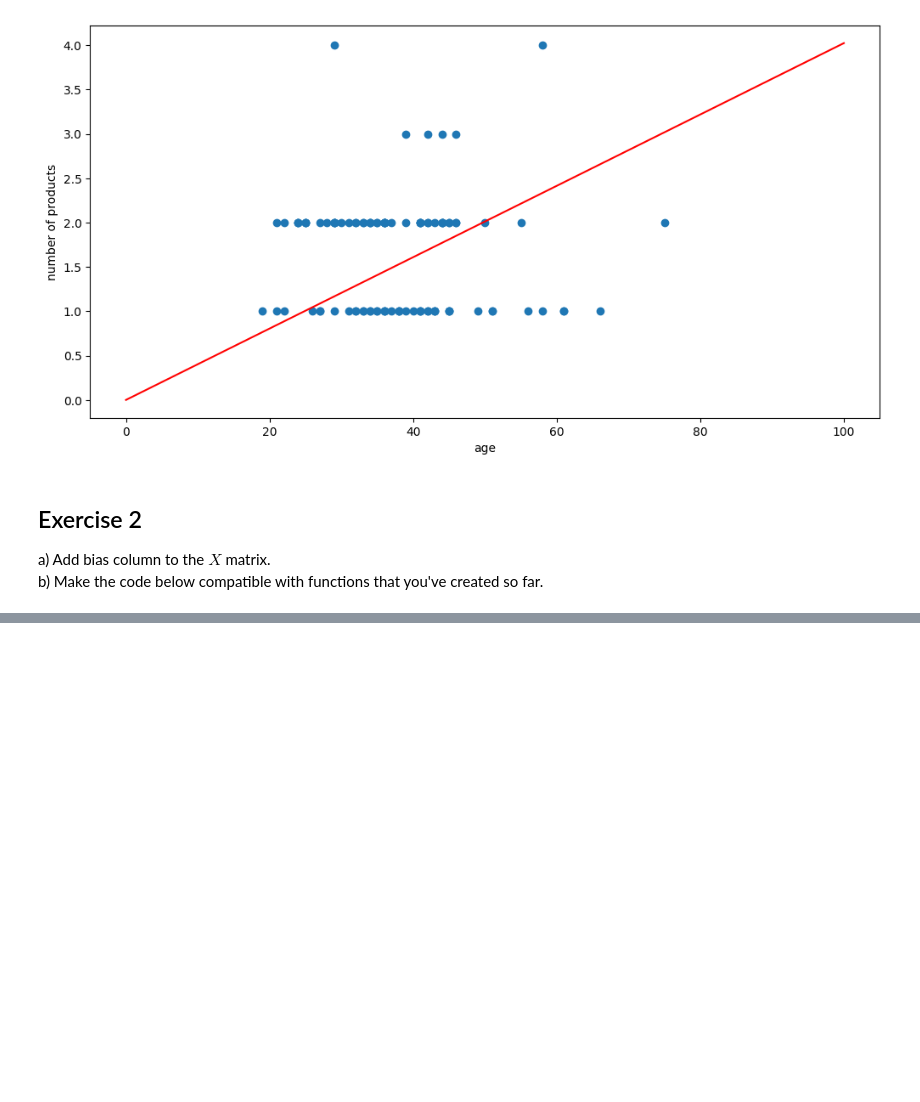
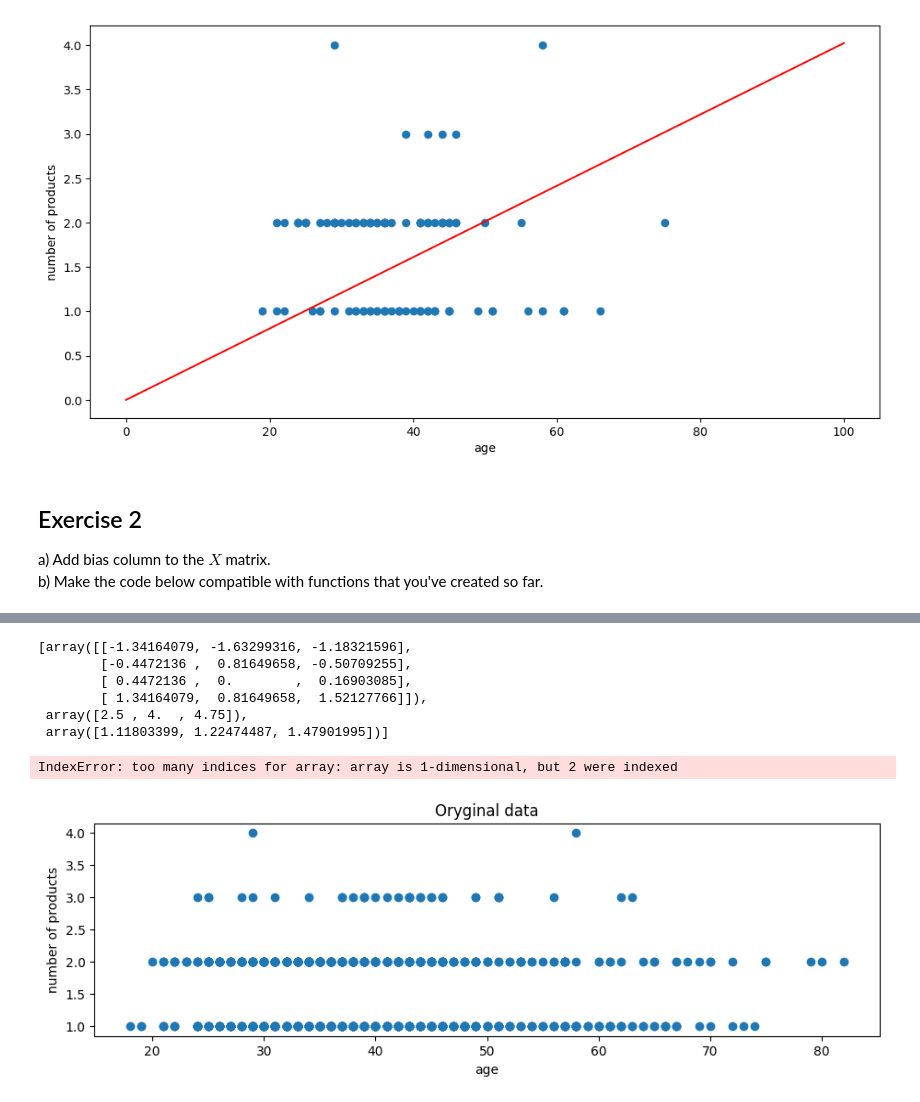
Before and after one commit to DominikaMaciag/DataAnalytics, a Jupyter notebook: Assignment optional 2-3/Untitled.ipynb, the cells around one changed output, grey strips where cells are left out. Drawn from its saved outputs; the diff is of its cells as text; code cells hidden in the pictures; blank space fills up the shorter version.

```diff
--- a/Assignment optional 2-3/Untitled.ipynb
+++ b/Assignment optional 2-3/Untitled.ipynb
@@ -417,0 +454,62 @@ ValueError: matmul: Input operand 1 does not have enough dimensions (has 0, gufu
+# %%
+# a)
+X = bank_df.age.values.reshape(-1,1)[:1000]
+y = bank_df.products_number.values.reshape(-1)[:1000]
+
+def standardize(X):
+    return ((X-np.mean(X,axis=0))/np.std(X,axis=0))
+
+def standardize2(X):
+    tab = [ ((X-np.mean(X,axis=0))/np.std(X,axis=0))  ,  np.mean(X,axis=0)  , np.std(X,axis=0)]
+    return tab
+
+# b)
+def destandardize(X, means, sds):
+    return (X * sds)+means
+
+#short test:
+W = [[1,2,3],[2,5,4],[3,4,5],[4,5,7]]
+standardize2(W)
+# %% [output]
+[array([[-1.34164079, -1.63299316, -1.18321596],
+        [-0.4472136 ,  0.81649658, -0.50709255],
+        [ 0.4472136 ,  0.        ,  0.16903085],
+        [ 1.34164079,  0.81649658,  1.52127766]]),
+ array([2.5 , 4.  , 4.75]),
+ array([1.11803399, 1.22474487, 1.47901995])]
+# %%
+# c) Plot original  𝑋,𝑦  data. Then plot it after standardization. Then plot it after destandardisation.
+
+# oryginal data
+f = plt.figure()
+f.set_figwidth(11)
+f.set_figheight(3)
+plt.xlabel("age");
+plt.ylabel("number of products");
+plt.title("Oryginal data")
+plt.scatter(X, y)
+
+# standardized data
+X_st = standardize(X[:,0])
+y_st = standardize(y[:,0])
+f = plt.figure()
+f.set_figwidth(11)
+f.set_figheight(3)
+plt.xlabel("age");
+plt.ylabel("number of products");
+plt.title("Standardized data")
+plt.scatter(X_st, y_st)
+
+# destandardized data
+y_mean = np.mean(y, axis=1)
+y_sds = np.std(y, axis=1)
+f = plt.figure()
+f.set_figwidth(11)
+f.set_figheight(3)
+plt.xlabel("age");
+plt.ylabel("number of products");
+plt.title("Destandardized data")
+plt.scatter(X[:,0], destandardize(y_st,y_mean,y_sds))
+# %% [output]
+IndexError: too many indices for array: array is 1-dimensional, but 2 were indexed
+[figure, added]
```
Also changed, not shown: parts of 9 cells of this notebook, 3 other files.
